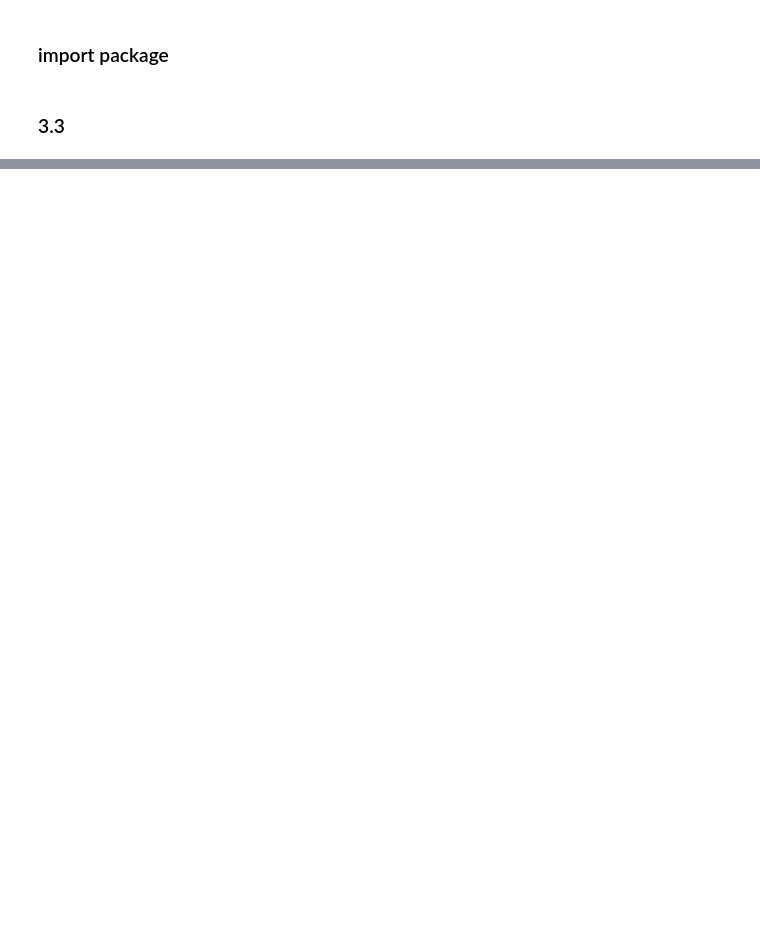
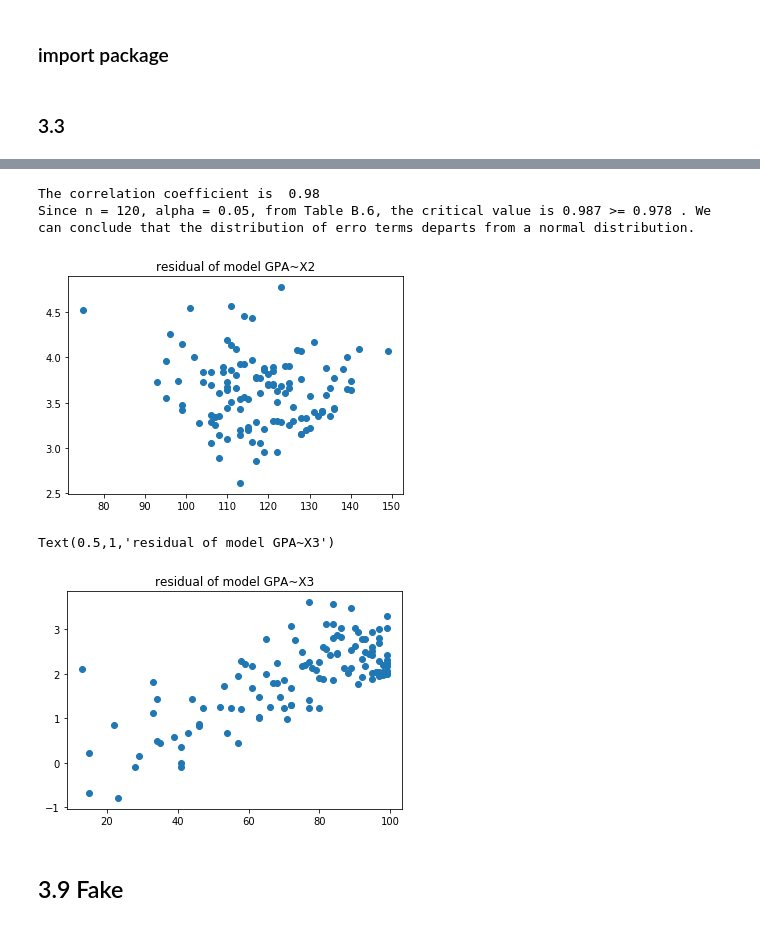
Before and after one commit to Quan-y/LinearReg_GR5206, a Jupyter notebook: HW4/HW4.ipynb, the cells around one changed output, grey strips where cells are left out. Drawn from its saved outputs; the diff is of its cells as text; code cells hidden in the pictures; blank space fills up the shorter version.

```diff
--- a/HW4/HW4.ipynb
+++ b/HW4/HW4.ipynb
@@ -77,0 +120,9 @@ plt.scatter(data['ACT'].map(f33), (data['ACT'].map(f33) - data['GPA']))
+# %%
+residual = sorted(data['ACT'].map(f33) - data['GPA'])
+standard_residual = (residual - np.mean(residual))/np.std(residual)
+norm_res = sorted(np.random.normal(0, 1, len(residual)))
+print('The correlation coefficient is ', round(np.corrcoef(standard_residual, norm_res)[0][1], 4))
+print('Since n = 120, alpha = 0.05, from Table B.6, the critical value is 0.987 >= 0.978 . We can conclude that the distribution of erro terms departs from a normal distribution.')
+# %% [output]
+The correlation coefficient is  0.98
+Since n = 120, alpha = 0.05, from Table B.6, the critical value is 0.987 >= 0.978 . We can conclude that the distribution of erro terms departs from a normal distribution.
@@ -77,0 +131,28 @@ plt.scatter(data['ACT'].map(f33), (data['ACT'].map(f33) - data['GPA']))
+# %%
+# (f)
+CH03PR03 = pd.read_excel('CH03PR03.xlsx', header = None)
+CH03PR03.columns = ['GPA', 'ACT', 'X2', 'X3']
+CH03 = LinearReg(CH03PR03)
+# X2
+intercept1 = CH03.sklearn_ols(x = 'X2', y = 'GPA')[0][0]
+slope1 = CH03.sklearn_ols(x = 'X2', y = 'GPA')[1][0]
+f1 = lambda x: x*slope + intercept
+# X3
+intercept2 = CH03.sklearn_ols(x = 'X3', y = 'GPA')[0][0]
+slope2 = CH03.sklearn_ols(x = 'X3', y = 'GPA')[1][0]
+f2 = lambda x: x*slope + intercept
+# residual
+res1 = f1(CH03PR03['X2']) - CH03PR03['GPA']
+res2 = f2(CH03PR03['X3']) - CH03PR03['GPA']
+# plot
+plt.scatter(CH03PR03['X2'], res1)
+plt.title('residual of model GPA~X2')
+plt.show()
+plt.scatter(CH03PR03['X3'], res2)
+plt.title('residual of model GPA~X3')
+# %% [output]
+[figure, added]
+Text(0.5,1,'residual of model GPA~X3')
+[figure, added]
+# %% [markdown]
+## 3.9 Fake
```
Also changed, not shown: parts of 38 cells of this notebook, 6 other files.
